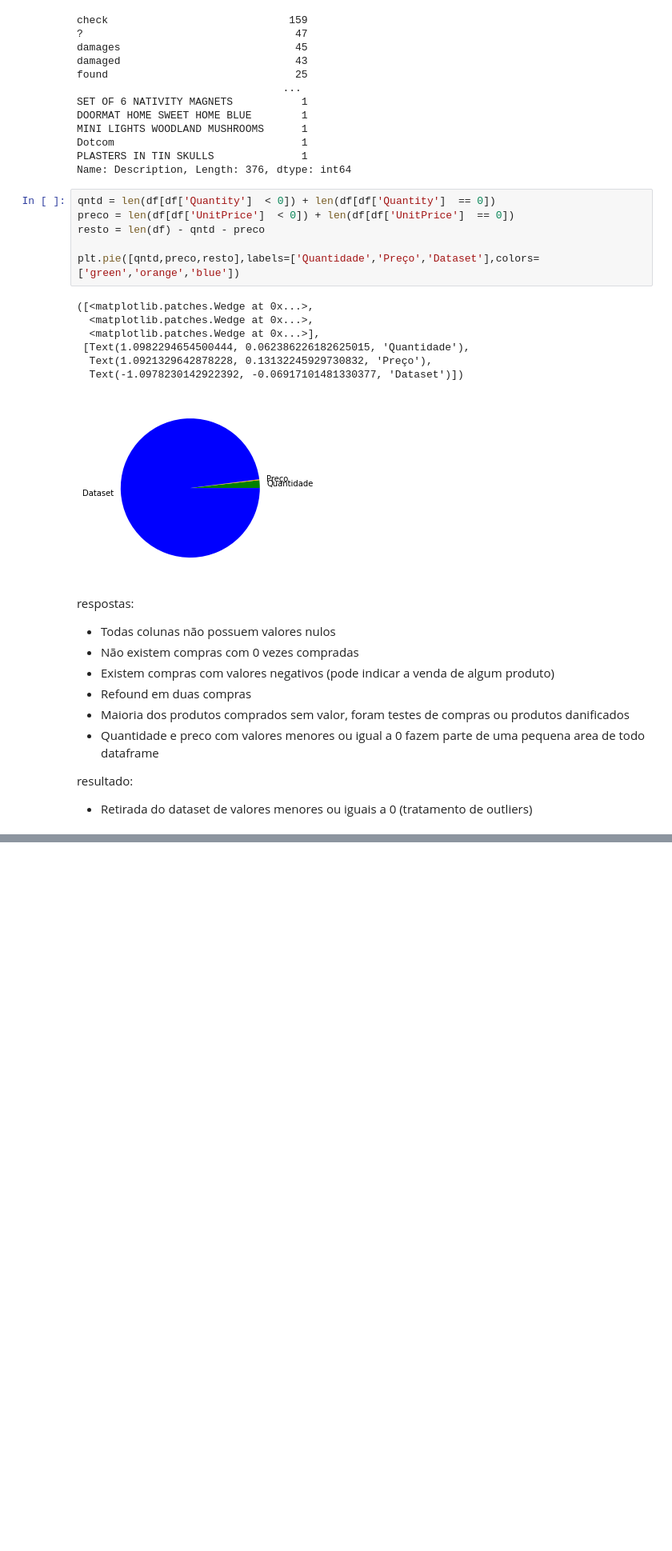
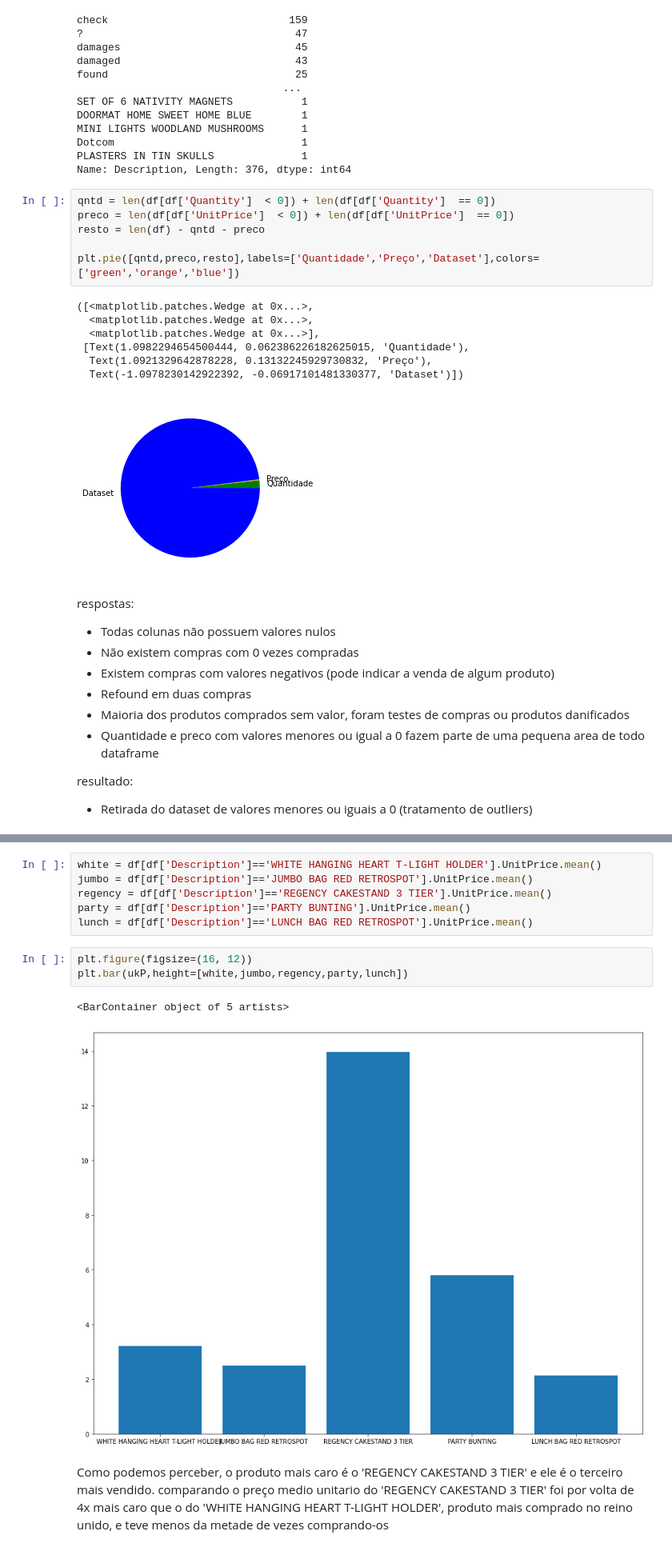
Before and after one commit to tenonin/projeto-6, a Jupyter notebook: SR 1.ipynb, the cells around one changed output, grey strips where cells are left out. Shown at 80% size. Cells and saved outputs as stored; diff of their text form; blank space fills up the shorter version.

```diff
--- a/SR 1.ipynb
+++ b/SR 1.ipynb
@@ -395,0 +483,14 @@ df
+# %%
+white = df[df['Description']=='WHITE HANGING HEART T-LIGHT HOLDER'].UnitPrice.mean()
+jumbo = df[df['Description']=='JUMBO BAG RED RETROSPOT'].UnitPrice.mean()
+regency = df[df['Description']=='REGENCY CAKESTAND 3 TIER'].UnitPrice.mean()
+party = df[df['Description']=='PARTY BUNTING'].UnitPrice.mean()
+lunch = df[df['Description']=='LUNCH BAG RED RETROSPOT'].UnitPrice.mean()
+# %%
+plt.figure(figsize=(16, 12))
+plt.bar(ukP,height=[white,jumbo,regency,party,lunch])
+# %% [output]
+<BarContainer object of 5 artists>
+[figure, added]
+# %% [markdown]
+Como podemos perceber, o produto mais caro é o 'REGENCY CAKESTAND 3 TIER' e ele é o terceiro mais vendido. comparando o preço medio unitario do 'REGENCY CAKESTAND 3 TIER' foi por volta de 4x mais caro que o do 'WHITE HANGING HEART T-LIGHT HOLDER', produto mais comprado no reino unido, e teve menos da metade de vezes comprando-os
```
Also changed, not shown: parts of 16 cells of this notebook.
